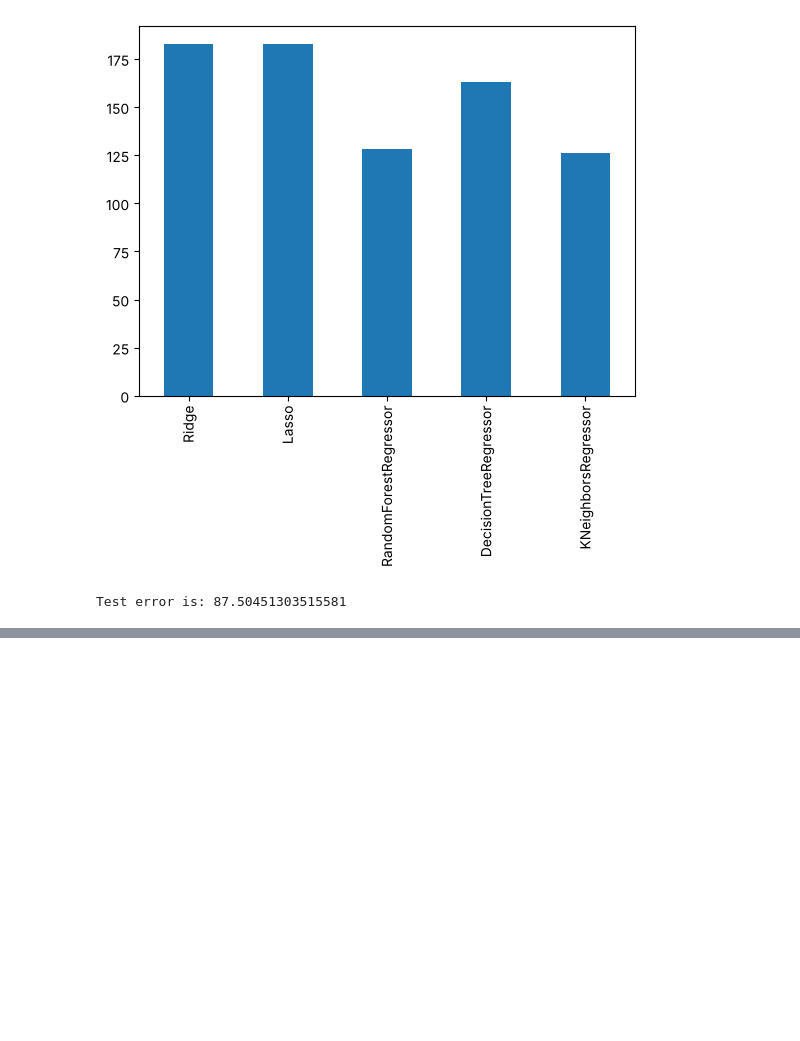
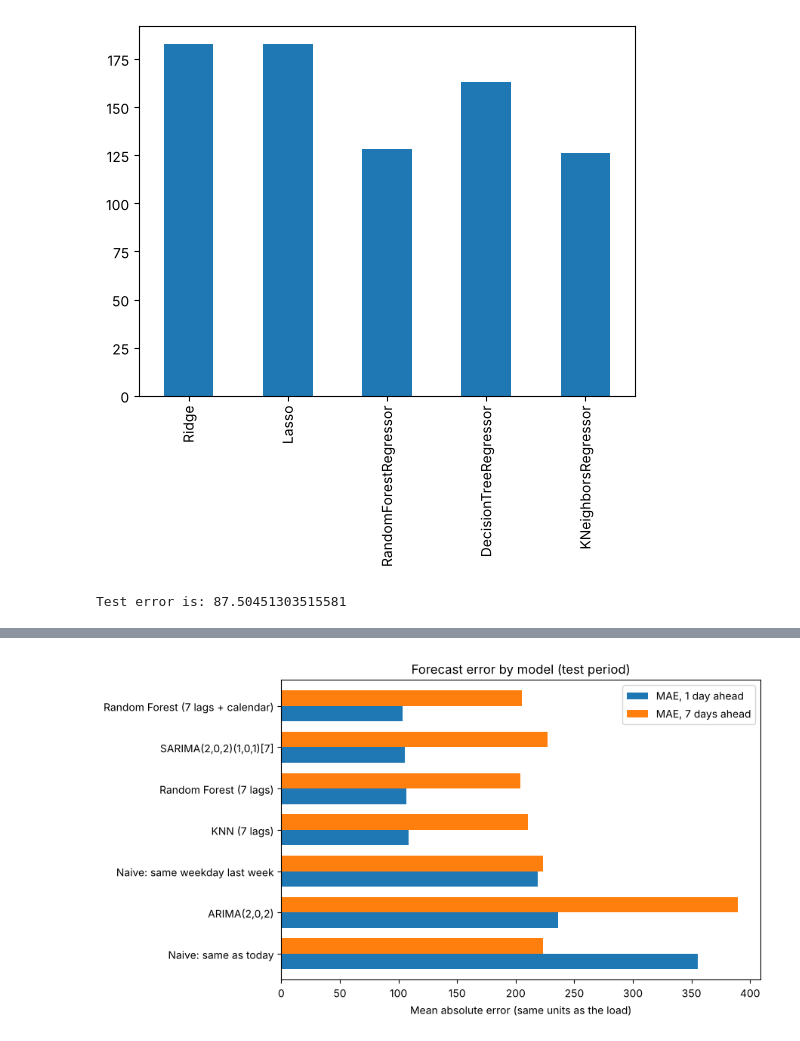
Before and after one commit to JeffAirData/Energy-Load-Portugal-Temporal-Series, a Jupyter notebook: Energy_Load_'Portugal'.ipynb, the cells around one changed output, grey strips where cells are left out. Drawn from its saved outputs; the diff is of its cells as text; code cells hidden in the pictures; blank space fills up the shorter version.

```diff
--- a/Energy_Load_'Portugal'.ipynb
+++ b/Energy_Load_'Portugal'.ipynb
@@ -798,0 +818,21 @@ Test error is: 87.50451303515581
+# %%
+import holidays
+from statsmodels.tsa.statespace.sarimax import SARIMAX
+from statsmodels.stats.diagnostic import acorr_ljungbox
+
+# Daily series (mean of the 24 hourly values) and its first difference
+daily = series.resample('D').mean().interpolate()
+daily_diff = daily.diff().dropna()
+
+arima = SARIMAX(daily_diff, order=(2, 0, 2)).fit(disp=False)
+sarima = SARIMAX(daily_diff, order=(2, 0, 2), seasonal_order=(1, 0, 1, 7)).fit(disp=False)
+
+# AIC: a score that rewards fit and penalises complexity (lower is better)
+print(f'AIC ARIMA(2,0,2):               {arima.aic:.1f}')
+print(f'AIC SARIMA(2,0,2)(1,0,1)[7]:    {sarima.aic:.1f}')
+
+# Residual autocorrelation (Ljung-Box): a high p-value means no leftover autocorrelation
+print()
+print('Ljung-Box p-values (lags 7 and 14)')
+print('ARIMA :', acorr_ljungbox(arima.resid[8:], lags=[7, 14])['lb_pvalue'].round(3).tolist())
+print('SARIMA:', acorr_ljungbox(sarima.resid[8:], lags=[7, 14])['lb_pvalue'].round(3).tolist())
@@ -798,0 +913,9 @@ Test error is: 87.50451303515581
+# %%
+# Same table as a chart (lower is better)
+ax = table.sort_values('MAE, 1 day ahead', ascending=False).plot.barh(figsize=(9, 5), width=0.75)
+ax.set_xlabel('Mean absolute error (same units as the load)')
+ax.set_title('Forecast error by model (test period)')
+plt.tight_layout()
+plt.show()
+# %% [output]
+[figure, added]
```
Also changed, not shown: parts of 7 cells of this notebook, 1 other file.
